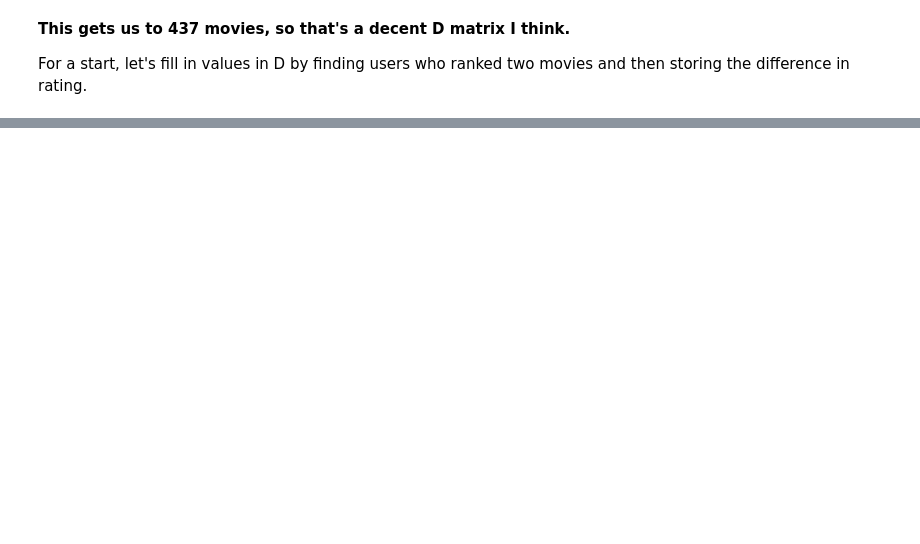
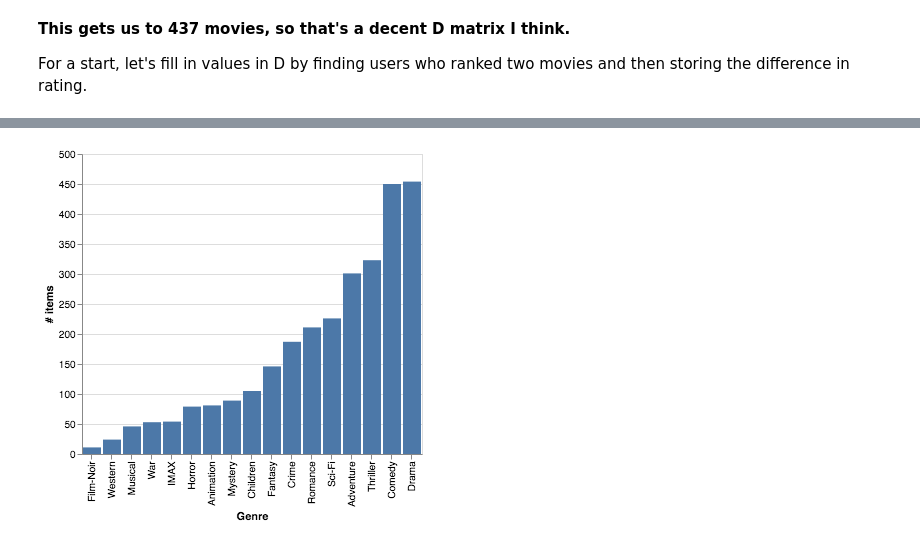
Before and after one commit to IGARDS/rankability_toolbox, a Jupyter notebook: pyrankability/notebooks/movielens-preprocess.ipynb, the cells around one changed output, grey strips where cells are left out. Saved outputs shown, nothing was run; the diff lists cells and outputs as text; code cells hidden in the pictures; blank space fills up the shorter version.

```diff
--- a/pyrankability/notebooks/movielens-preprocess.ipynb
+++ b/pyrankability/notebooks/movielens-preprocess.ipynb
@@ -232,0 +331,4 @@ print("hello")
+# %%
+loses_i_j = info_i_j["score_if_lost"].unstack()
+loses_i_j.columns = loses_i_j.columns.astype(int)
+loses_i_j
@@ -232,0 +470,19 @@ print("hello")
+# %%
+for key in genre_info.keys():
+    D = genre_info[key]['D']
+    dg = nx.DiGraph()
+    g = nx.Graph()
+
+    for i in range(D.shape[0]):
+        for j in range(D.shape[1]):
+            if D[i,j] > 0:
+                dg.add_weighted_edges_from([(i,j, D[i,j])])
+                g.add_edge(i,j)
+
+    dis_subgraphs = list(nx.connected_component_subgraphs(g))
+    genre_info[key]['dg'] = dg
+    genre_info[key]['g'] = g
+    genre_info[key]['dis_subgraphs'] = dis_subgraphs
+    #fig, ax = plt.subplots(1, 1, figsize=(8, 6))
+    #ax.set_title(genre)
+    #nx.draw(dg, ax=ax)
@@ -232,0 +491,9 @@ print("hello")
+# %%
+for key in genre_info.keys():
+    D = genre_info[key]['D']
+    empty_items = set(range(genre_info["Comedy"]['D'].shape[0])) - set(genre_info["Comedy"]['g'].nodes)
+    genre_info[key]['empty_items'] = empty_items
+    D = D[np.array(genre_info[key]['g'].nodes),:][:,np.array(genre_info[key]['g'].nodes)]
+    print(genre_info[key]['D'].shape,D.shape)
+    genre_info[key]['D_orig'] = genre_info[key]['D']
+    genre_info[key]['D'] = D
@@ -232,0 +518,6 @@ print("hello")
+# %%
+results_df = pd.DataFrame(columns=["Genre","# items","# 0 items"])
+for key in genre_info.keys():
+    row = pd.Series([key,genre_info[key]["D_orig"].shape[0],genre_info[key]["D_orig"].shape[0]-genre_info[key]["D"].shape[0]],index=results_df.columns)
+    results_df = results_df.append(row,ignore_index=True)
+results_df.head()
@@ -232,0 +531,9 @@ print("hello")
+# %%
+import altair as alt
+
+alt.Chart(results_df).mark_bar().encode(y="# items",x=alt.X('Genre',
+                                                            sort = alt.EncodingSortField(
+                                                            field="# items",
+                                                            order="ascending")))
+# %% [output]
+[figure, added]
```
Also changed, not shown: parts of 51 cells of this notebook, 6 other files.
